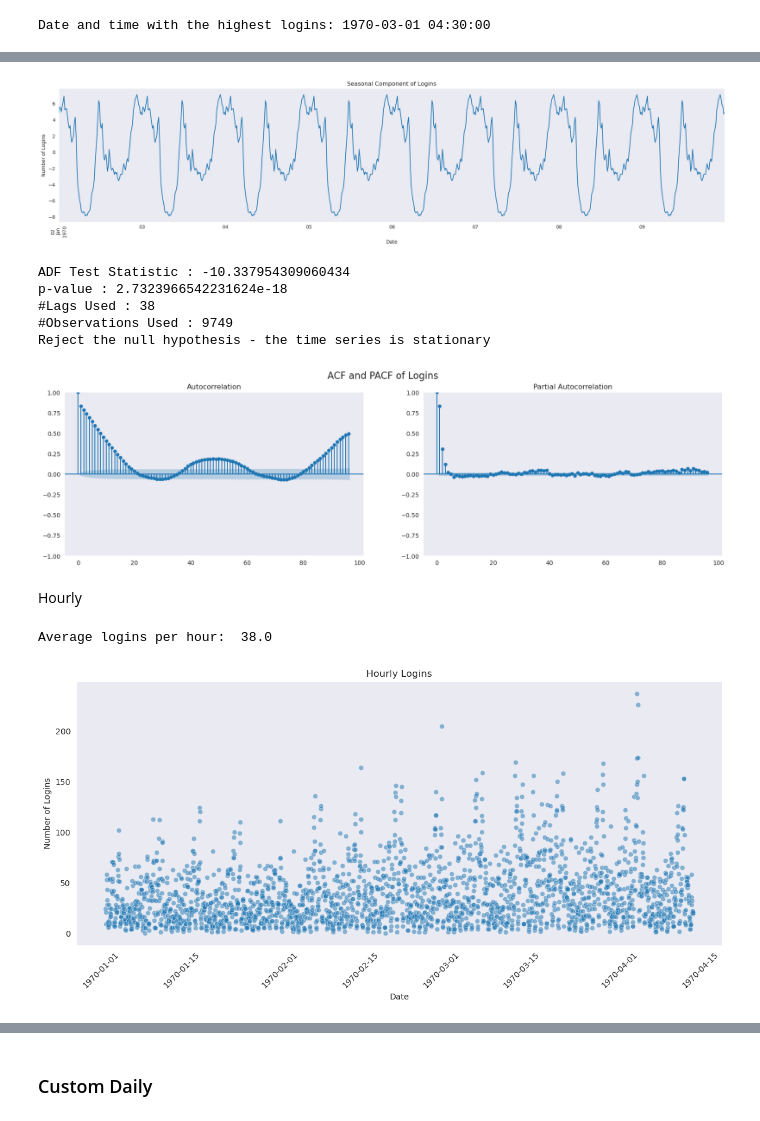
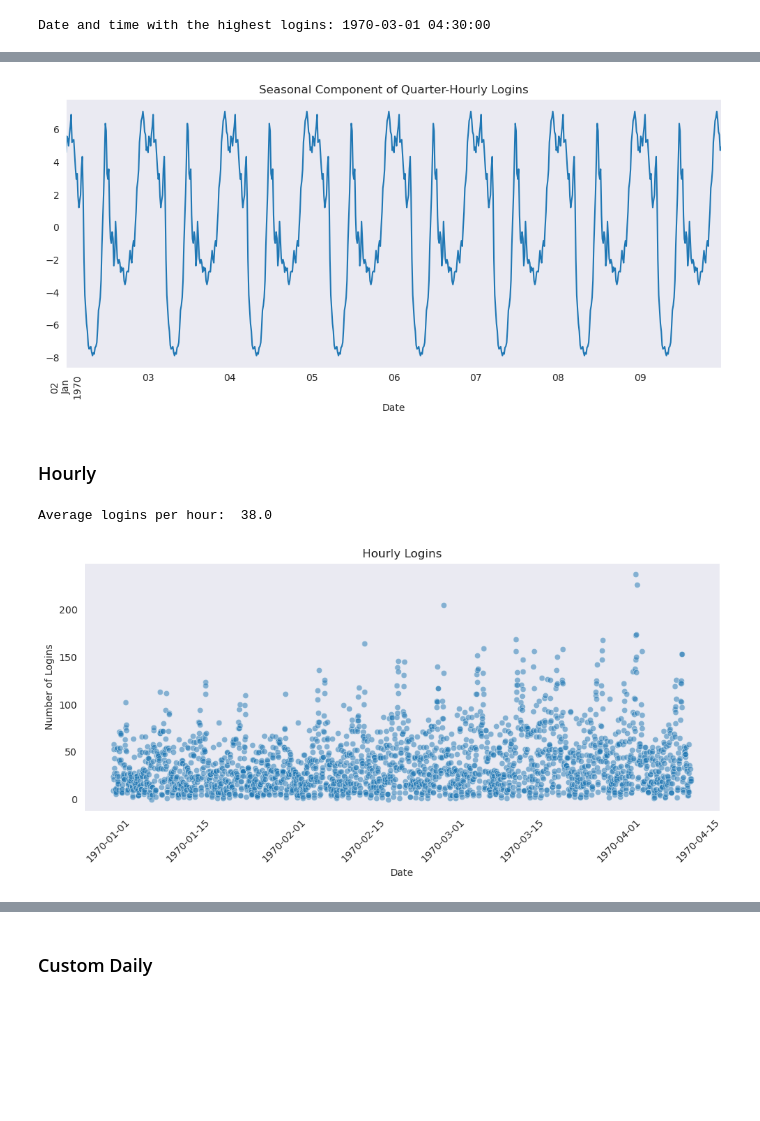
Before and after one commit to ds-edu/ds-eda-ultimate-tech, a Jupyter notebook: logins.ipynb, the cells around one changed output, grey strips where cells are left out. Cells and saved outputs as stored; diff of their text form; code cells hidden in the pictures; blank space fills up the shorter version.

```diff
--- a/logins.ipynb
+++ b/logins.ipynb
@@ -152,13 +149,13 @@ plt.show()
 # %%
-# Zoom in on the seasonal component of the quarter hourly logins
+# Zoom in on the seasonal component of the quarter hourly logins within a 7-day period
 
-plt.figure(figsize=(20, 5))
+plt.figure(figsize=(10, 5))
 decomposition.seasonal[16:784].plot()
-plt.title('Seasonal Component of Logins')
+plt.title('Seasonal Component of Quarter-Hourly Logins')
 plt.xlabel('Date')
-plt.ylabel('Number of Logins')
+# plt.ylabel('Number of Logins')
 plt.xticks(rotation=90)
 plt.tight_layout()
 plt.show()
 # %% [output]
-[figure, old version]
+[figure, new version]
@@ -187,24 +162,5 @@ def adf_test(series):
-# %%
-# Perform ADF test on the quarter hourly logins
-
-adf_test(logins_quarterhourly['logged'])
-
-
-# Plot ACF and PACF
-fig, ax = plt.subplots(1, 2, figsize=(20, 5))
-plot_acf(logins_quarterhourly['logged'], lags=96, ax=ax[0])
-plot_pacf(logins_quarterhourly['logged'], lags=96, ax=ax[1])
-plt.suptitle('ACF and PACF of Logins', fontsize=16)
-plt.show()
-# %% [output]
-ADF Test Statistic : -10.337954309060434
-p-value : 2.7323966542231624e-18
-#Lags Used : 38
-#Observations Used : 9749
-Reject the null hypothesis - the time series is stationary
-[figure, removed]
 # %% [markdown]
-Hourly
+### Hourly
 # %%
 # Resample to hourly - Logins per hour
 
@@ -215,7 +171,7 @@ print('Average logins per hour: ', avg_logins_hourly)
 
 # Plot the hourly counts
 sns.set_style('dark', {'axes.grid': False})
-plt.figure(figsize=(12, 6))
+plt.figure(figsize=(10, 5))
 sns.scatterplot(x=logins_hourly.index, y=logins_hourly['logged'], marker='o', alpha=0.5)
 plt.title('Hourly Logins')
 plt.xlabel('Date')
@@ -225,7 +181,7 @@ plt.tight_layout()
 plt.show()
 # %% [output]
 Average logins per hour:  38.0
-[figure, old version]
+[figure, new version]
 # %%
 # Seasonal decomposition - Hourly logins
 
```
Also changed, not shown: parts of 38 cells of this notebook.
